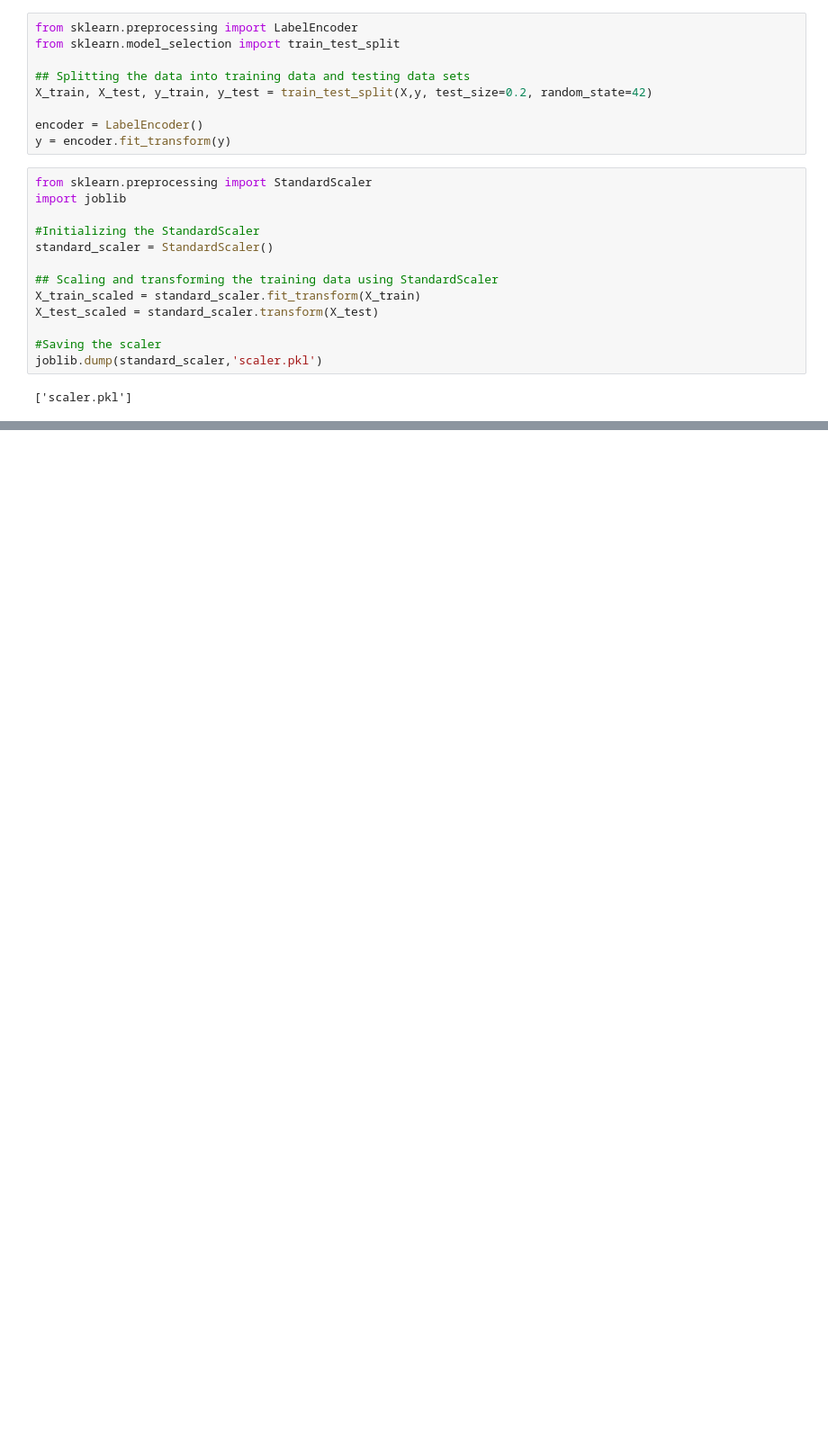
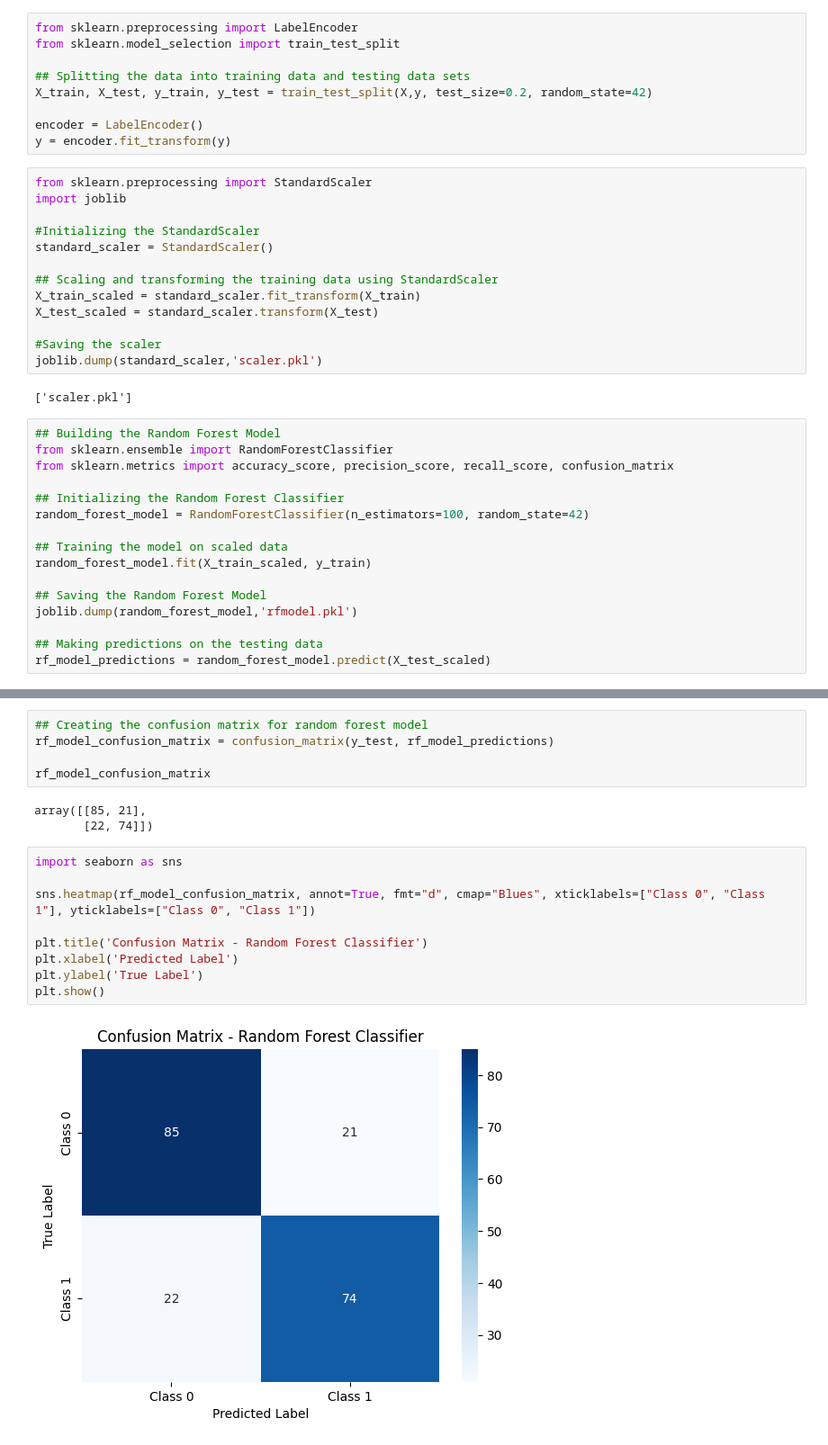
Before and after one commit to NikeshaSilva/stock-price-prediction, a Jupyter notebook: stock_price_prediction.ipynb, the cells around one changed output, grey strips where cells are left out. Shown: that part at 90% size. Drawn from its saved outputs; the diff is of its cells as text; blank space fills up the shorter version.

Commit message:
Random Forest Model - Model optimization with hyperparameter tuning

```diff
--- a/stock_price_prediction.ipynb
+++ b/stock_price_prediction.ipynb
@@ -104,3 +104,19 @@ X_test_scaled = standard_scaler.transform(X_test)
 joblib.dump(standard_scaler,'scaler.pkl')
 # %% [output]
 ['scaler.pkl']
+# %%
+## Building the Random Forest Model
+from sklearn.ensemble import RandomForestClassifier
+from sklearn.metrics import accuracy_score, precision_score, recall_score, confusion_matrix
+
+## Initializing the Random Forest Classifier
+random_forest_model = RandomForestClassifier(n_estimators=100, random_state=42)
+
+## Training the model on scaled data
+random_forest_model.fit(X_train_scaled, y_train)
+
+## Saving the Random Forest Model
+joblib.dump(random_forest_model,'rfmodel.pkl')
+
+## Making predictions on the testing data
+rf_model_predictions = random_forest_model.predict(X_test_scaled)
@@ -106,0 +136,19 @@ joblib.dump(standard_scaler,'scaler.pkl')
+# %%
+## Creating the confusion matrix for random forest model
+rf_model_confusion_matrix = confusion_matrix(y_test, rf_model_predictions)
+
+rf_model_confusion_matrix
+# %% [output]
+array([[85, 21],
+       [22, 74]])
+# %%
+import seaborn as sns
+
+sns.heatmap(rf_model_confusion_matrix, annot=True, fmt="d", cmap="Blues", xticklabels=["Class 0", "Class 1"], yticklabels=["Class 0", "Class 1"])
+
+plt.title('Confusion Matrix - Random Forest Classifier')
+plt.xlabel('Predicted Label')
+plt.ylabel('True Label')
+plt.show()
+# %% [output]
+[figure, added]
```
Also changed, not shown: parts of 5 cells of this notebook.
